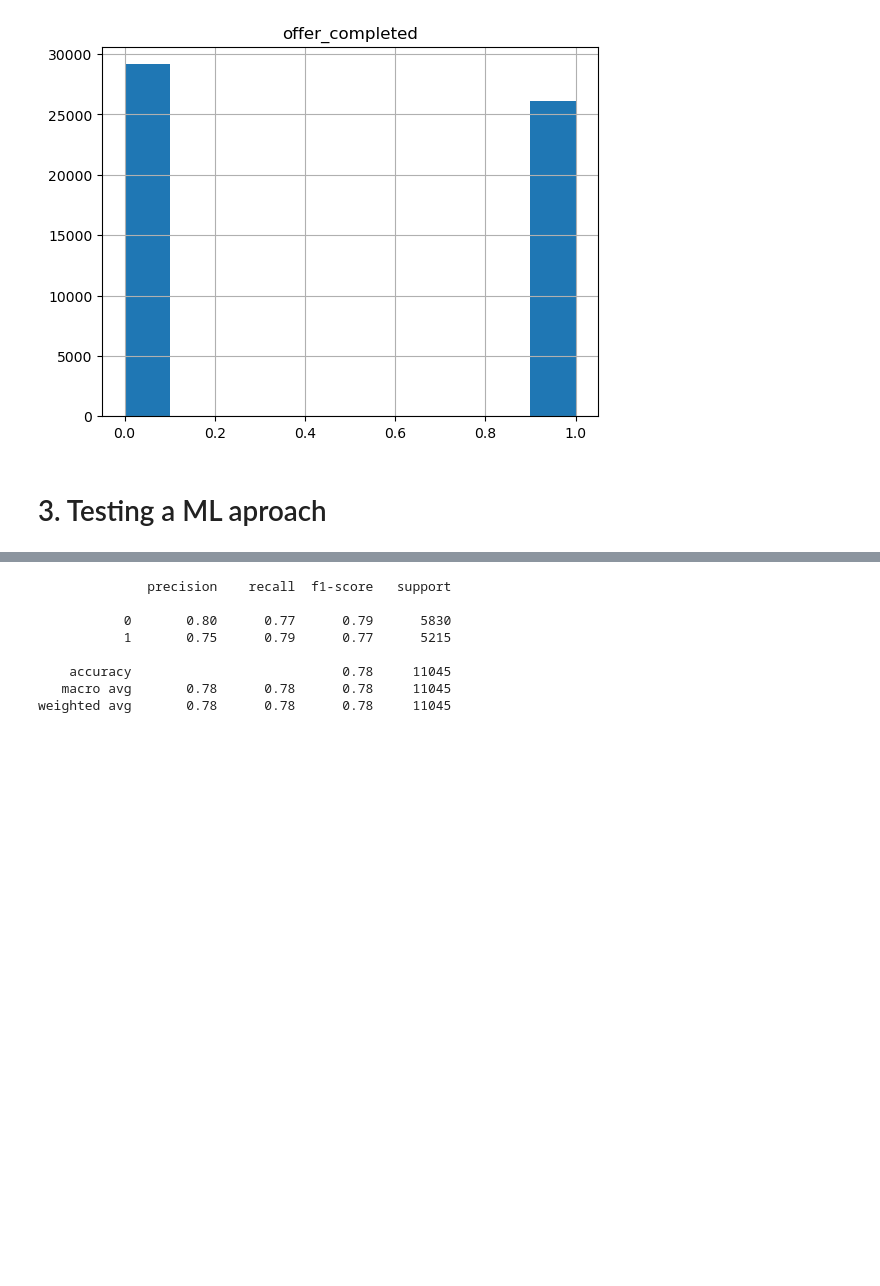
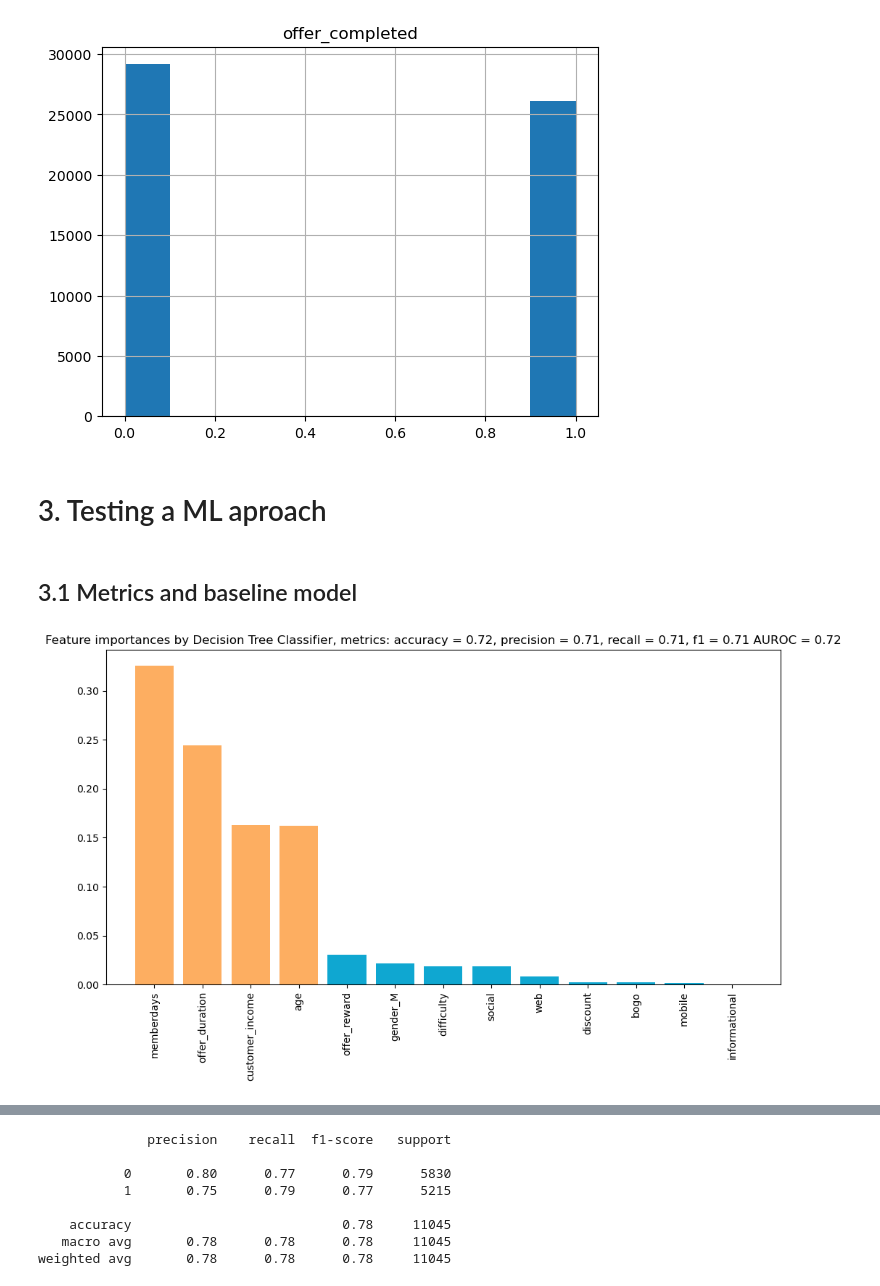
Before and after one commit to GuilherLRO/udacity-machine-learning-engineer-projects, a Jupyter notebook: 5. Starbucks Challenge/Starbucks_Challenge.ipynb, the cells around one changed output, grey strips where cells are left out. Saved outputs shown, nothing was run; the diff lists cells and outputs as text; code cells hidden in the pictures; blank space fills up the shorter version.

```diff
--- a/5. Starbucks Challenge/Starbucks_Challenge.ipynb
+++ b/5. Starbucks Challenge/Starbucks_Challenge.ipynb
@@ -331,3 +331,49 @@ array([[<AxesSubplot:title={'center':'offer_completed'}>]], dtype=object)
 [figure]
 # %% [markdown]
 # 3. Testing a ML aproach
+# %% [markdown]
+## 3.1 Metrics and baseline model
+# %%
+#import decision tree classifier and plot most important features
+from sklearn.tree import DecisionTreeClassifier
+from sklearn.model_selection import train_test_split
+from sklearn.metrics import accuracy_score, precision_score, recall_score, f1_score, confusion_matrix, classification_report
+
+#splitting the data into train and test sets
+X = df_.drop('offer_completed', axis=1)
+y = df_['offer_completed']
+
+X_train, X_test, y_train, y_test = train_test_split(X, y, test_size=0.2, random_state=42)
+
+#creating a decision tree classifier object
+clf = DecisionTreeClassifier(random_state=42)
+
+#fitting the classifier to the training data
+clf.fit(X_train, y_train)
+
+#making predictions on the test data
+y_pred = clf.predict(X_test)
+
+#calculating the accuracy, precision, recall and f1 scores
+accuracy = accuracy_score(y_test, y_pred)
+precision = precision_score(y_test, y_pred)
+recall = recall_score(y_test, y_pred)
+f1 = f1_score(y_test, y_pred)
+
+# plotting the most important features
+importances = clf.feature_importances_
+indices = np.argsort(importances)[::-1]
+plt.figure(figsize=(12,6))
+plt.title(f"Feature importances by Decision Tree Classifier, metrics: accuracy = {accuracy:.2f}, precision = {precision:.2f}, recall = {recall:.2f}, f1 = {f1:.2f} AUROC = {roc_auc_score(y_test, y_pred):.2f}")
+plt.bar(range(X.shape[1]), importances[indices], align="center", color = '#0fa7d1')
+
+## color the 4 biggest bars in a different color
+plt.bar(range(X.shape[1]), importances[indices], align="center", color = '#0fa7d1')
+plt.bar(range(X.shape[1])[:4], importances[indices][:4], align="center", color = '#fdae61')
+
+
+plt.xticks(range(X.shape[1]), X.columns[indices], rotation=90)
+plt.xlim([-1, X.shape[1]])
+plt.show()
+# %% [output]
+[figure, added]
```
Also changed, not shown: parts of 12 cells of this notebook, 2 other files.
